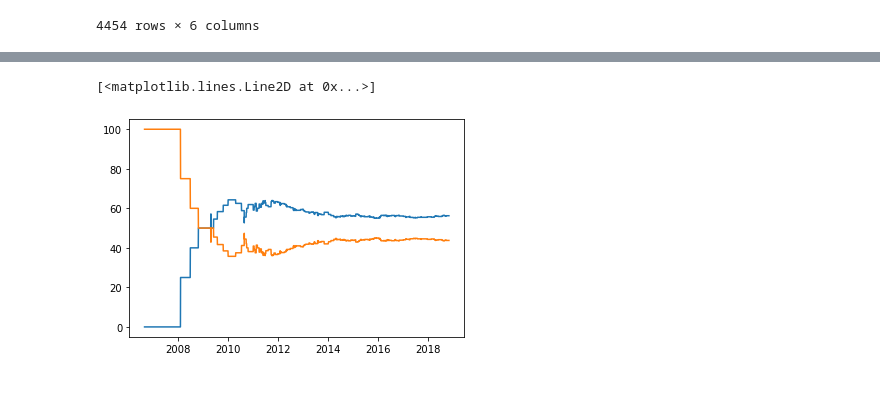
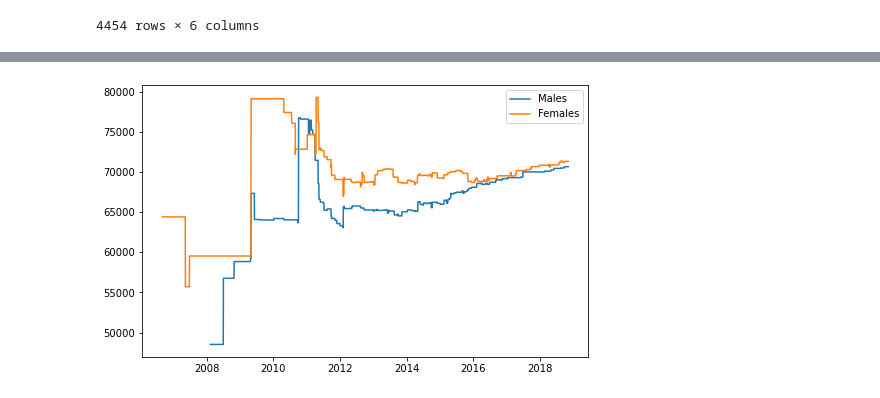
Before and after one commit to Morraja/TheBridge-PT-SD-Sept2021, a Jupyter notebook: Bloque 4 - Desarrollo y Storytelling/Ejercicios/all_together_ej/workforce_analysis.ipynb, the cells around one changed output, grey strips where cells are left out. Saved outputs shown, nothing was run; the diff lists cells and outputs as text; code cells hidden in the pictures.

```diff
--- a/Bloque 4 - Desarrollo y Storytelling/Ejercicios/all_together_ej/workforce_analysis.ipynb
+++ b/Bloque 4 - Desarrollo y Storytelling/Ejercicios/all_together_ej/workforce_analysis.ipynb
@@ -107,10 +116,26 @@ plt.plot(new_df['M'])
-# %%
-date_df = new_df.set_index('Date')
-date_df
-
-
-plt.plot(date_df['% of Females'])
-plt.plot(date_df['% of Males'])
-# %% [output]
-[<matplotlib.lines.Line2D at 0x...>]
-[figure, removed]
+# %%
+def mean_sal_gender(dataset, dates_list):
+
+    date_list = []
+    salary_m = []
+    salary_f = []
+
+    for chosendate in dates_list:
+        date_list.append(chosendate)
+        salary_f.append(round(dataset[(dataset['Sex']=='F') & (dataset['DateofHire']<=chosendate) & ((dataset['DateofTermination']>=chosendate) | (dataset['DateofTermination'].isnull()))]['Salary'].mean(), 2))
+        salary_m.append(round(dataset[(dataset['Sex']=='M') & (dataset['DateofHire']<=chosendate) & ((dataset['DateofTermination']>=chosendate) | (dataset['DateofTermination'].isnull()))]['Salary'].mean(), 2))
+
+    new_df = pd.DataFrame({'Date': date_list, 'F_sal': salary_f, 'M_sal': salary_m})
+
+    return new_df
+# %%
+mean_sal = mean_sal_gender(df, date_list)
+mean_sal = mean_sal.set_index('Date')
+# %%
+plt.subplots(figsize=(8, 5))
+plt.plot(mean_sal['F_sal'], label='Males')
+plt.plot(mean_sal['M_sal'], label='Females')
+
+plt.legend();
+# %% [output]
+[figure, added]
```
Also changed, not shown: parts of 7 cells of this notebook, 50 other files.
